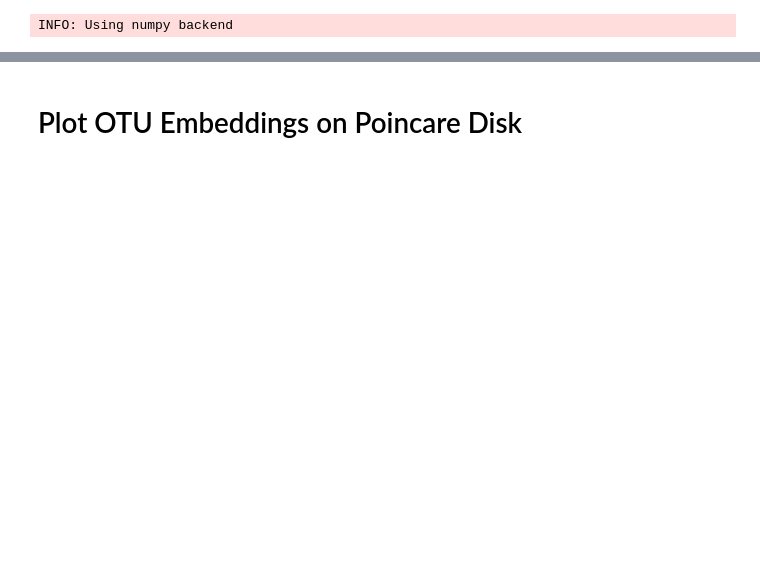
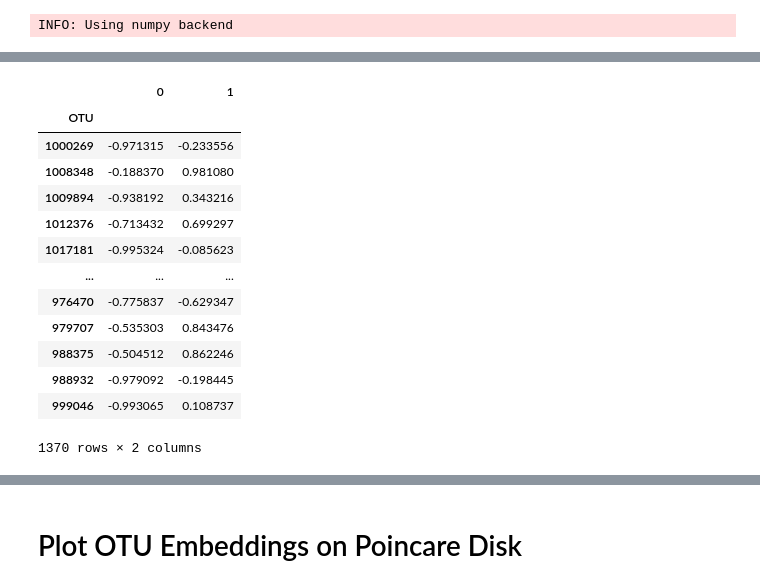
Before and after one commit to ez2rok/mixture_embeddings, a Jupyter notebook: notebooks/plot_embeddings.ipynb, the cells around one changed output, grey strips where cells are left out. Drawn from its saved outputs; the diff is of its cells as text; code cells hidden in the pictures; blank space fills up the shorter version.

```diff
--- a/notebooks/plot_embeddings.ipynb
+++ b/notebooks/plot_embeddings.ipynb
@@ -103,0 +90,17 @@ save = False
+# %%
+otu_embeddings
+# %% [output]
+|  | 0 | 1 |
+| OTU |  |  |
+| 1000269 | -0.971315 | -0.233556 |
+| 1008348 | -0.188370 | 0.981080 |
+| 1009894 | -0.938192 | 0.343216 |
+| 1012376 | -0.713432 | 0.699297 |
+| 1017181 | -0.995324 | -0.085623 |
+| ... | ... | ... |
+| 976470 | -0.775837 | -0.629347 |
+| 979707 | -0.535303 | 0.843476 |
+| 988375 | -0.504512 | 0.862246 |
+| 988932 | -0.979092 | -0.198445 |
+| 999046 | -0.993065 | 0.108737 |
+1370 rows × 2 columns
```
Also changed, not shown: parts of 32 cells of this notebook, 1 other file.
